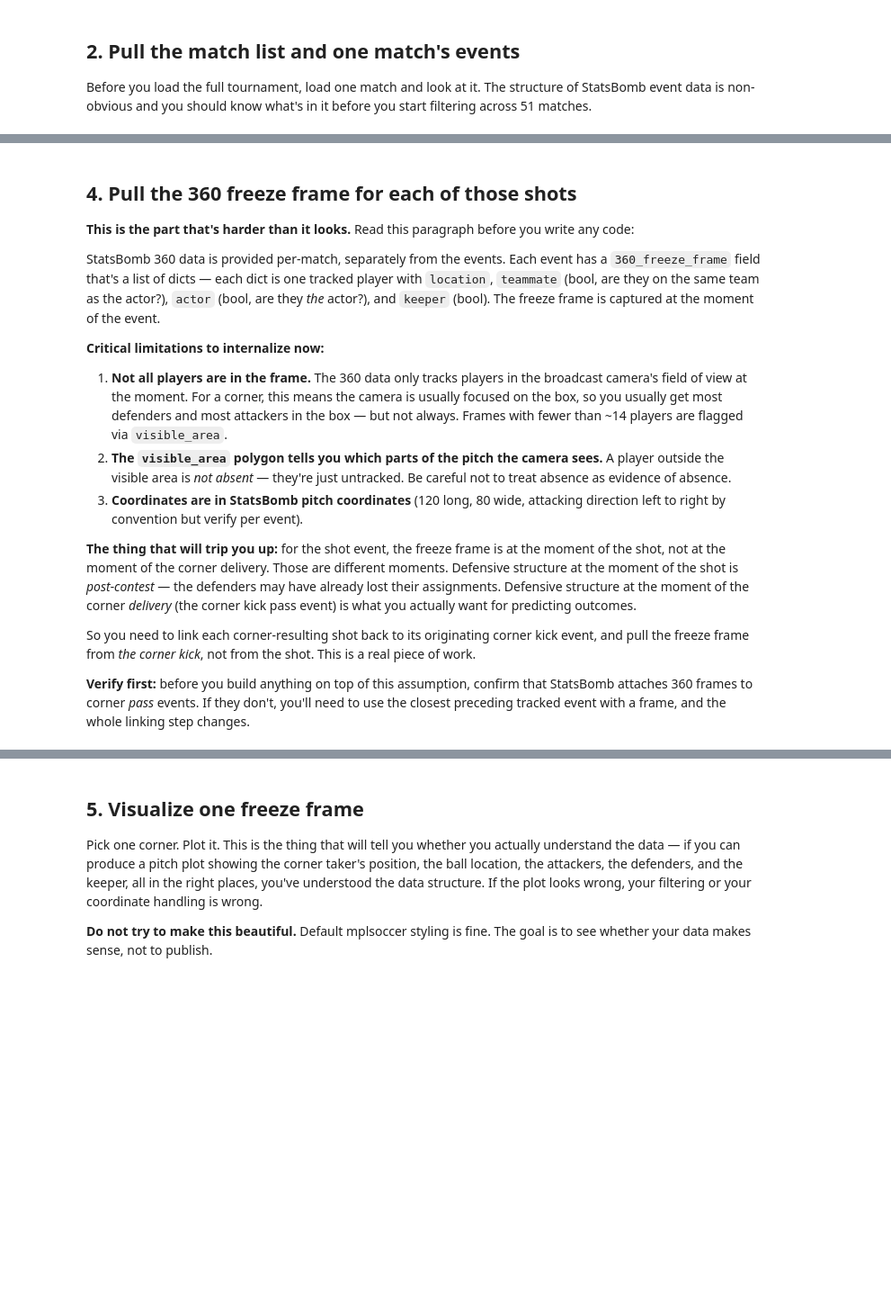
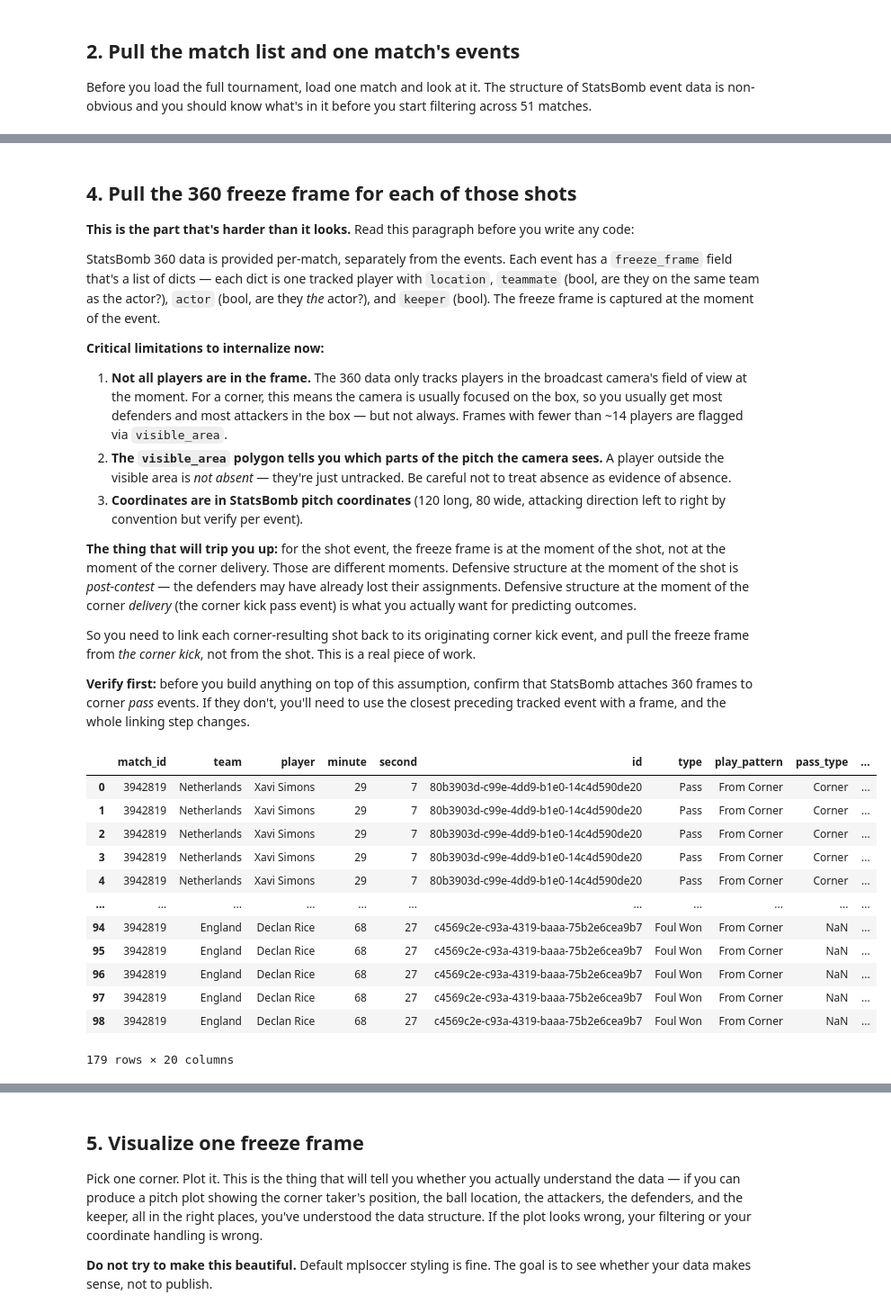
Before and after one commit to tmartins14/football-analytics, a Jupyter notebook: analyses/corners_euro_2024/01_data_exploration.ipynb, the cells around one changed output, grey strips where cells are left out. Shown at 90% size. Saved outputs shown, nothing was run; the diff lists cells and outputs as text; code cells hidden in the pictures; blank space fills up the shorter version.

```diff
--- a/analyses/corners_euro_2024/01_data_exploration.ipynb
+++ b/analyses/corners_euro_2024/01_data_exploration.ipynb
@@ -52,3 +92,11 @@ Before you load the full tournament, load one match and look at it. The structur
 #
 # The play_pattern values include "From Corner", "From Free Kick", "From Throw In", etc.
 # Confirm this is true before you rely on the exact string "From Corner" later.
+
+euro_matches = sb.matches(comp_id, season_id)
+match_id = euro_matches['match_id'].values[0]
+events_df = sb.events(match_id)
+
+print(len(events_df.columns))
+for col in events_df.columns:
+    print(col)
@@ -94,7 +270,7 @@ Now scale up. The goal of this section is one DataFrame with one row per corner-
 
 **This is the part that's harder than it looks.** Read this paragraph before you write any code:
 
-StatsBomb 360 data is provided per-match, separately from the events. Each event has a `360_freeze_frame` field that's a list of dicts — each dict is one tracked player with `location`, `teammate` (bool, are they on the same team as the actor?), `actor` (bool, are they *the* actor?), and `keeper` (bool). The freeze frame is captured at the moment of the event.
+StatsBomb 360 data is provided per-match, separately from the events. Each event has a `freeze_frame` field that's a list of dicts — each dict is one tracked player with `location`, `teammate` (bool, are they on the same team as the actor?), `actor` (bool, are they *the* actor?), and `keeper` (bool). The freeze frame is captured at the moment of the event.
 
 **Critical limitations to internalize now:**
 
@@ -120,3 +309,23 @@ So you need to link each corner-resulting shot back to its originating corner ki
+# %%
+match_id = 3942819
+
+event_frames_df[event_frames_df['match_id'] == match_id][
+    ['match_id', 'team','player','minute','second','id','type','play_pattern','pass_type','shot_freeze_frame','shot_statsbomb_xg', 'shot_body_part', 'shot_technique','shot_outcome', 'visible_area','location_ball','location_player','teammate','actor','keeper']
+    ].sort_values(by=['match_id', 'minute', 'second'])
+# %% [output]
+|  | match_id | team | player | minute | second | id | type | play_pattern | pass_type | ... |
+| 0 | 3942819 | Netherlands | Xavi Simons | 29 | 7 | 80b3903d-c99e-4dd9-b1e0-14c4d590de20 | Pass | From Corner | Corner | ... |
+| 1 | 3942819 | Netherlands | Xavi Simons | 29 | 7 | 80b3903d-c99e-4dd9-b1e0-14c4d590de20 | Pass | From Corner | Corner | ... |
+| 2 | 3942819 | Netherlands | Xavi Simons | 29 | 7 | 80b3903d-c99e-4dd9-b1e0-14c4d590de20 | Pass | From Corner | Corner | ... |
+| 3 | 3942819 | Netherlands | Xavi Simons | 29 | 7 | 80b3903d-c99e-4dd9-b1e0-14c4d590de20 | Pass | From Corner | Corner | ... |
+| 4 | 3942819 | Netherlands | Xavi Simons | 29 | 7 | 80b3903d-c99e-4dd9-b1e0-14c4d590de20 | Pass | From Corner | Corner | ... |
+| ... | ... | ... | ... | ... | ... | ... | ... | ... | ... | ... |
+| 94 | 3942819 | England | Declan Rice | 68 | 27 | c4569c2e-c93a-4319-baaa-75b2e6cea9b7 | Foul Won | From Corner | NaN | ... |
+| 95 | 3942819 | England | Declan Rice | 68 | 27 | c4569c2e-c93a-4319-baaa-75b2e6cea9b7 | Foul Won | From Corner | NaN | ... |
+| 96 | 3942819 | England | Declan Rice | 68 | 27 | c4569c2e-c93a-4319-baaa-75b2e6cea9b7 | Foul Won | From Corner | NaN | ... |
+| 97 | 3942819 | England | Declan Rice | 68 | 27 | c4569c2e-c93a-4319-baaa-75b2e6cea9b7 | Foul Won | From Corner | NaN | ... |
+| 98 | 3942819 | England | Declan Rice | 68 | 27 | c4569c2e-c93a-4319-baaa-75b2e6cea9b7 | Foul Won | From Corner | NaN | ... |
+179 rows × 20 columns
 # %%
 # Step 2: link each corner-resulting shot back to its originating corner kick.
 #
```
Also changed, not shown: parts of 18 cells of this notebook, 15 other files.
